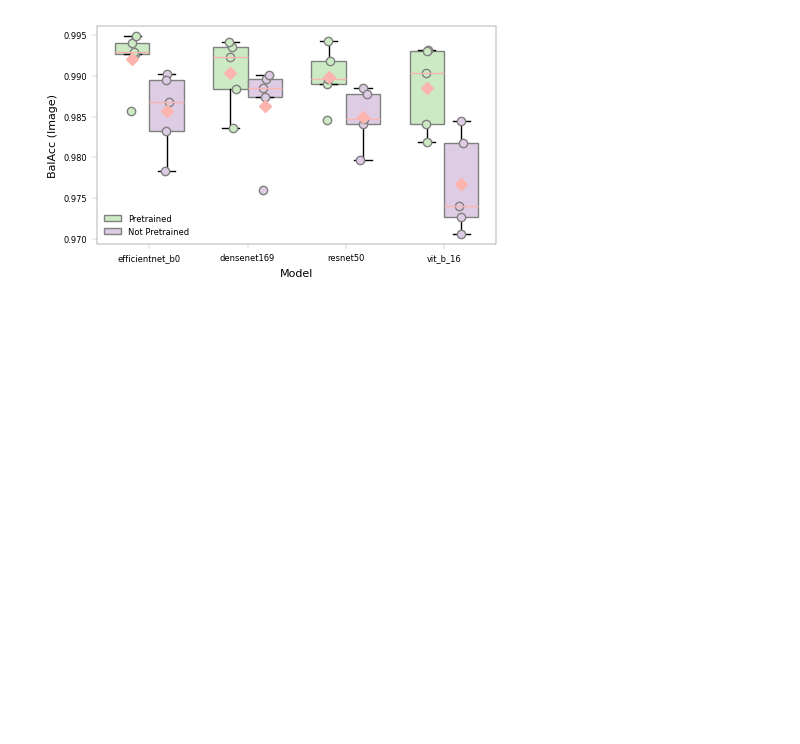
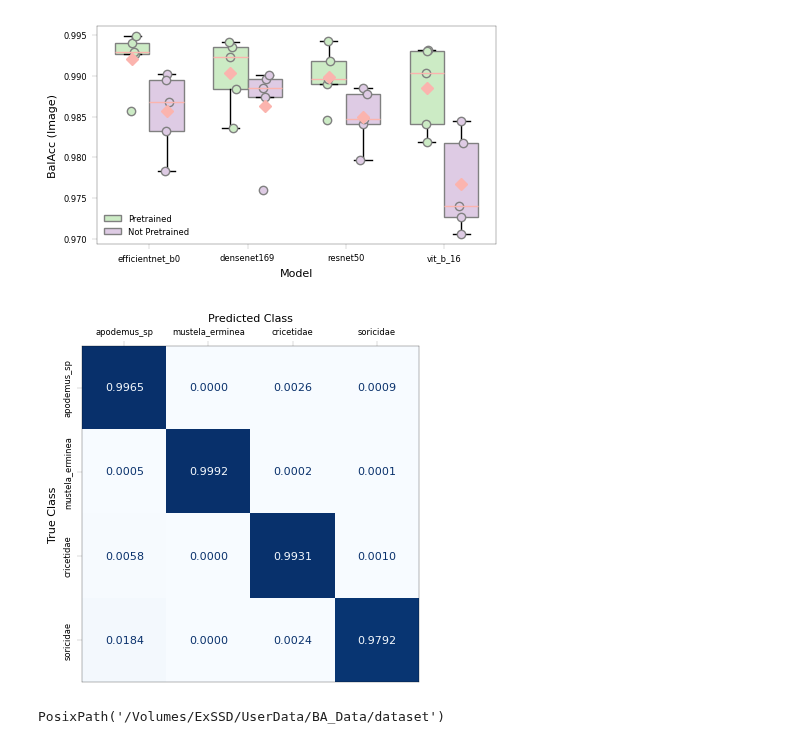
Before and after one commit to juliankraft/BachelorThesis, a Jupyter notebook: presentation/build_visuals.ipynb, the cells around one changed output. Drawn from its saved outputs; the diff is of its cells as text; code cells hidden in the pictures; blank space fills up the shorter version.

```diff
--- a/presentation/build_visuals.ipynb
+++ b/presentation/build_visuals.ipynb
@@ -274,3 +269,54 @@ if export:
 plt.show()
 # %% [output]
 [figure]
+# %%
+# Confusion Matrix for the best model
+########################################################################################################################
+fig_name = 'conf_matrix_best'
+fig_size = (10*cm,10*cm)
+########################################################################################################################
+
+df = eval.best_model.full_predicted_set.copy()
+
+y_true = df['class_id'].to_list()
+y_pred = df['pred_id'].to_list()
+
+labels = list(eval.best_model.decoder.values())
+
+confusion_matrix = skm.confusion_matrix(
+    y_true,
+    y_pred,
+    labels=list(eval.best_model.decoder.keys()),
+    normalize='true'
+    )
+
+disp = ConfusionMatrixDisplay(confusion_matrix=confusion_matrix,
+                              display_labels=labels)
+fig, ax = plt.subplots(figsize=fig_size)
+disp.plot(
+    ax=ax,
+    cmap='Blues',
+    colorbar=False,
+    values_format='.4f'
+    )
+
+n = len(labels)
+ax.set_xticks(np.arange(n))
+ax.set_yticks(np.arange(n))
+ax.xaxis.set_ticks_position('top')
+ax.xaxis.set_label_position('top')
+ax.set_xlabel('Predicted Class')
+ax.set_ylabel('True Class')
+plt.xticks(rotation=0, ha='center')
+plt.yticks(rotation=90, va='center')
+
+plt.tight_layout()
+if export:
+        plt.savefig(export_path / f'{fig_name}.jpg', dpi=300)
+plt.show()
+# %% [output]
+[figure, added]
+# %%
+eval.paths['dataset']
+# %% [output]
+PosixPath('/Volumes/ExSSD/UserData/BA_Data/dataset')
```
Also changed, not shown: parts of 3 cells of this notebook, 3 other files.
